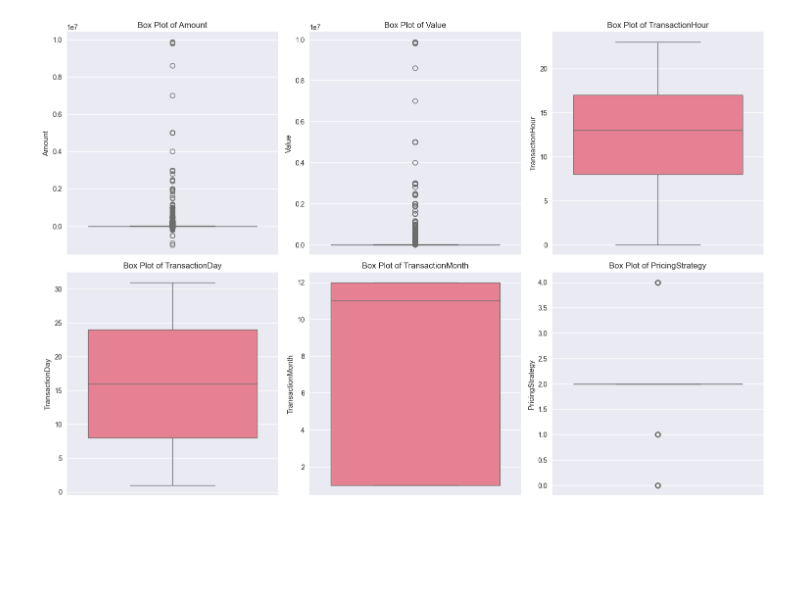
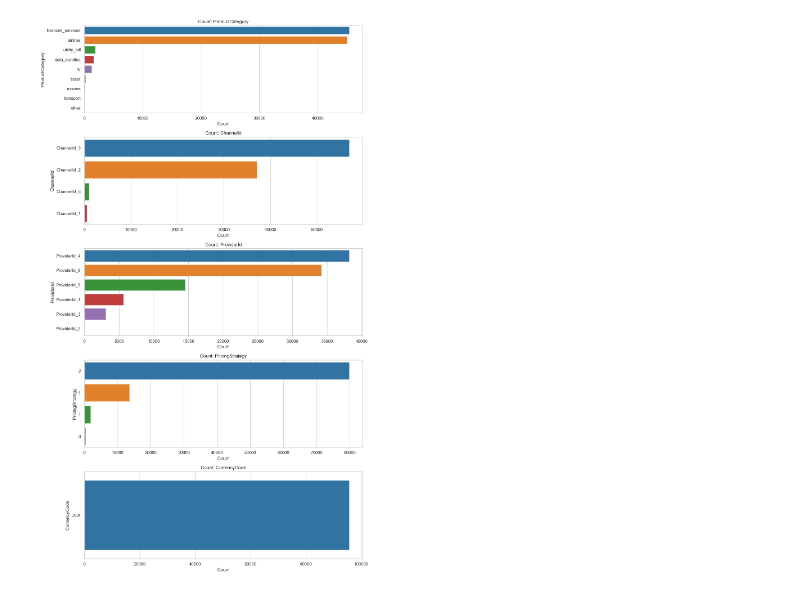
Before and after one commit to MasteryProgram/week-4-credit-risk-model, a Jupyter notebook: notebooks/eda.ipynb, the cells around one changed output. Cells and saved outputs as stored; diff of their text form; code cells hidden in the pictures; blank space fills up the shorter version.

```diff
--- a/notebooks/eda.ipynb
+++ b/notebooks/eda.ipynb
@@ -85,16 +94,16 @@ Name: count, dtype: int64
 # %%
-# Cell 4: Numerical Features Distribution
-numerical_cols = ['Amount', 'Value', 'TransactionHour', 'TransactionDay',
-                 'TransactionMonth', 'PricingStrategy']
+num_cols = ["Amount", "Value"]
 
-fig, axes = plt.subplots(2, 3, figsize=(15, 10))
-axes = axes.ravel()
+fig, axes = plt.subplots(len(num_cols), 2, figsize=(14, 5 * len(num_cols)))
 
-for i, col in enumerate(numerical_cols):
-    if col in df.columns:
-        sns.histplot(df[col], kde=True, ax=axes[i])
-        axes[i].set_title(f'Distribution of {col}')
-        axes[i].set_xlabel(col)
+for i, col in enumerate(num_cols):
+    sns.histplot(df[col], kde=True, ax=axes[i, 0], color="steelblue", bins=50)
+    axes[i, 0].set_title(f"Distribution: {col}")
+    axes[i, 0].set_xlabel(f"{col} (UGX)")
+
+    sns.boxplot(x=df[col], ax=axes[i, 1], color="steelblue")
+    axes[i, 1].set_title(f"Boxplot: {col}")
+    axes[i, 1].set_xlabel(f"{col} (UGX)")
 
 plt.tight_layout()
 plt.show()
@@ -103,14 +115,14 @@ plt.show()
 # %%
-# Cell 5: Box Plots - Outlier Detection
-fig, axes = plt.subplots(2, 3, figsize=(15, 10))
-axes = axes.ravel()
+cat_cols = ["ProductCategory", "ChannelId", "ProviderId", "PricingStrategy", "CurrencyCode"]
 
-for i, col in enumerate(numerical_cols):
-    if col in df.columns:
-        sns.boxplot(y=df[col], ax=axes[i])
-        axes[i].set_title(f'Box Plot of {col}')
+fig, axes = plt.subplots(len(cat_cols), 1, figsize=(12, 4 * len(cat_cols)))
 
-plt.tight_layout()
-plt.show()
+for i, col in enumerate(cat_cols):
+    order = df[col].value_counts().index
+    sns.countplot(data=df, y=col, order=order, ax=axes[i], palette="tab10")
+    axes[i].set_title(f"Count: {col}")
+    axes[i].set_xlabel("Count")
+
+plt.tight_layout(); plt.show()
 # %% [output]
-[figure, old version]
+[figure, new version]
```
Also changed, not shown: parts of 32 cells of this notebook, 1 other file.
